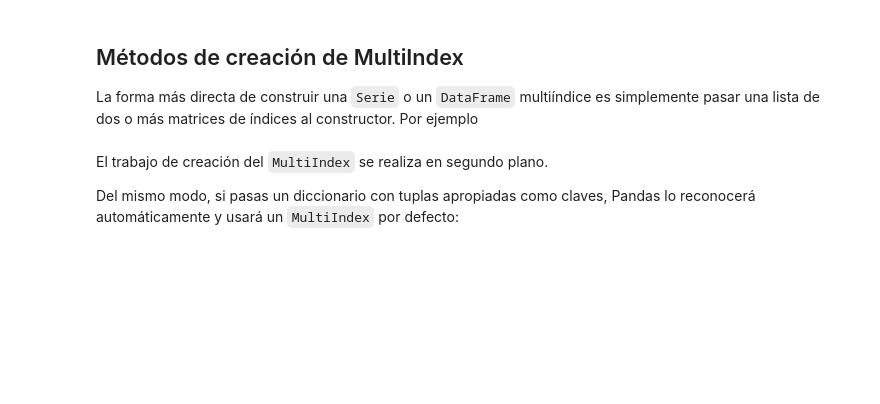
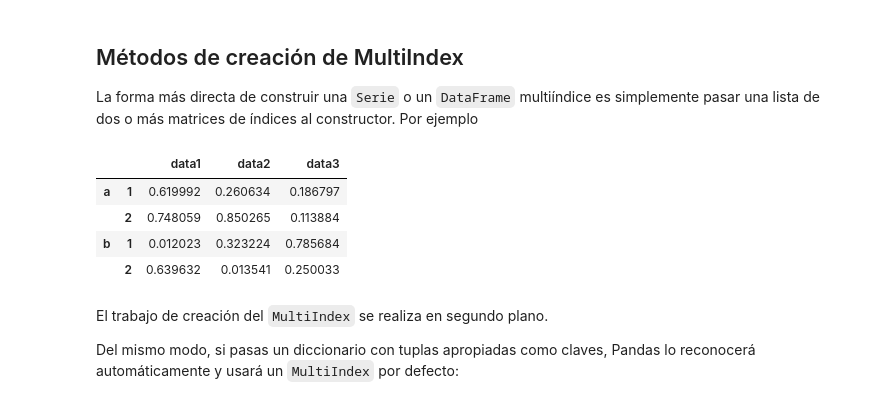
Before and after one commit to FedeThione/DS_PT_09_2023, a Jupyter notebook: Data_Analysis/2-Pandas/Teoría/5_Hierarchical-Indexing.ipynb, the cells around one changed output. Cells and saved outputs as stored; diff of their text form; code cells hidden in the pictures; blank space fills up the shorter version.

```diff
--- a/Data_Analysis/2-Pandas/Teoría/5_Hierarchical-Indexing.ipynb
+++ b/Data_Analysis/2-Pandas/Teoría/5_Hierarchical-Indexing.ipynb
@@ -104,10 +170,16 @@ Esto nos permite manipular y explorar fácil y rápidamente incluso datos de alt
 
 La forma más directa de construir una ``Serie`` o un ``DataFrame`` multiíndice es simplemente pasar una lista de dos o más matrices de índices al constructor. Por ejemplo
 # %%
-df = pd.DataFrame(np.random.rand(4, 2),
+df = pd.DataFrame(np.random.rand(4, 3),
                   index=[['a', 'a', 'b', 'b'], [1, 2, 1, 2]],
-                  columns=['data1', 'data2'])
+                  columns=['data1', 'data2','data3'])
 df
+# %% [output]
+|  |  | data1 | data2 | data3 |
+| a | 1 | 0.619992 | 0.260634 | 0.186797 |
+|  | 2 | 0.748059 | 0.850265 | 0.113884 |
+| b | 1 | 0.012023 | 0.323224 | 0.785684 |
+|  | 2 | 0.639632 | 0.013541 | 0.250033 |
 # %% [markdown]
 El trabajo de creación del ``MultiIndex`` se realiza en segundo plano.
 
```
Also changed, not shown: parts of 49 cells of this notebook.
